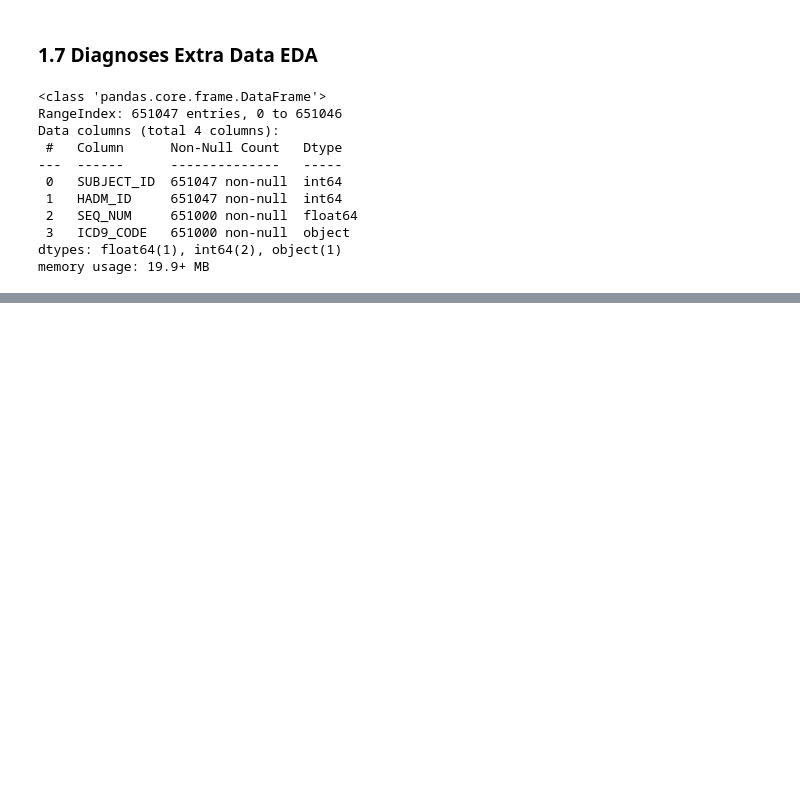
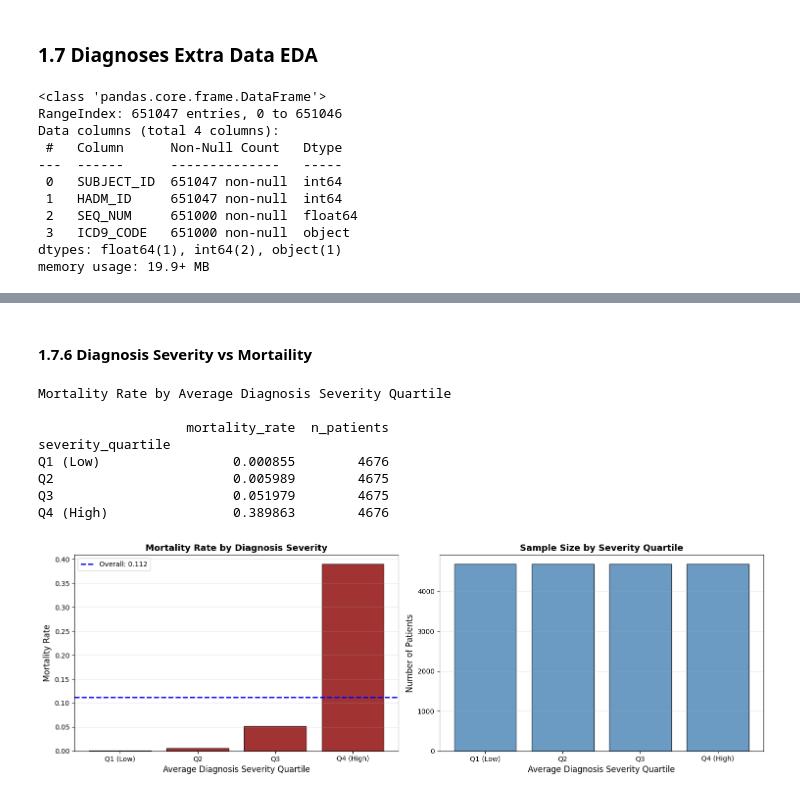
Before and after one commit to majoargote/ml_final_project, a Jupyter notebook: Argote_Mariajose_CML_2025.ipynb, the cells around one changed output, grey strips where cells are left out. Drawn from its saved outputs; the diff is of its cells as text; code cells hidden in the pictures; blank space fills up the shorter version.

```diff
--- a/Argote_Mariajose_CML_2025.ipynb
+++ b/Argote_Mariajose_CML_2025.ipynb
@@ -823,0 +1088,76 @@ plt.show()
+# %% [markdown]
+#### 1.7.6 Diagnosis Severity vs Mortaility
+# %%
+# Pulling from function fit_diagnosis_features() created to pull diagnosis severity features into clean train data
+severity_cols = ['avg_diagnosis_severity', 'max_diagnosis_severity',
+                 'primary_diagnosis_severity']
+
+# Check if severity features exist
+if all(col in train_base.columns for col in severity_cols):
+
+    train_with_sev = train_base[['HOSPITAL_EXPIRE_FLAG'] + severity_cols].copy()
+
+    # Bin by avg severity quartiles
+    train_with_sev['severity_quartile'] = pd.qcut(
+        train_with_sev['avg_diagnosis_severity'],
+        q=4,
+        labels=['Q1 (Low)', 'Q2', 'Q3', 'Q4 (High)'],
+        duplicates='drop'
+    )
+
+    mortality_by_sev = (
+        train_with_sev
+        .groupby('severity_quartile', observed=True)['HOSPITAL_EXPIRE_FLAG']
+        .agg(['mean', 'count'])
+        .rename(columns={'mean': 'mortality_rate', 'count': 'n_patients'})
+    )
+
+    print("Mortality Rate by Average Diagnosis Severity Quartile\n")
+    print(mortality_by_sev)
+
+    # Plot
+    fig, axes = plt.subplots(1, 2, figsize=(15, 5))
+
+    # Mortality by quartile
+    axes[0].bar(mortality_by_sev.index.astype(str),
+                mortality_by_sev['mortality_rate'],
+                color='darkred', edgecolor='black', alpha=0.8)
+    axes[0].set_xlabel('Average Diagnosis Severity Quartile', fontsize=12)
+    axes[0].set_ylabel('Mortality Rate', fontsize=12)
+    axes[0].set_title('Mortality Rate by Diagnosis Severity', fontsize=13, fontweight='bold')
+    axes[0].axhline(train_base['HOSPITAL_EXPIRE_FLAG'].mean(),
+                    color='blue', linestyle='--', linewidth=2,
+                    label=f"Overall: {train_base['HOSPITAL_EXPIRE_FLAG'].mean():.3f}")
+    axes[0].legend()
+    axes[0].grid(axis='y', alpha=0.3)
+
+    # Sample size
+    axes[1].bar(mortality_by_sev.index.astype(str),
+                mortality_by_sev['n_patients'],
+                color='steelblue', edgecolor='black', alpha=0.8)
+    axes[1].set_xlabel('Average Diagnosis Severity Quartile', fontsize=12)
+    axes[1].set_ylabel('Number of Patients', fontsize=12)
+    axes[1].set_title('Sample Size by Severity Quartile', fontsize=13, fontweight='bold')
+    axes[1].grid(axis='y', alpha=0.3)
+
+    plt.tight_layout()
+    plt.show()
+
+    # Additional: Show range of severity values
+    print("\nDiagnosis Severity Feature Ranges\n")
+    print(train_base[severity_cols].describe())
+
+else:
+    print("Severity features not yet computed. Run fit_diagnosis_features() first.")
+
+print(train_base.shape)
+# %% [output]
+Mortality Rate by Average Diagnosis Severity Quartile
+
+                   mortality_rate  n_patients
+severity_quartile
+Q1 (Low)                 0.000855        4676
+Q2                       0.005989        4675
+Q3                       0.051979        4675
+Q4 (High)                0.389863        4676
+[figure, added]
```
Also changed, not shown: parts of 29 cells of this notebook.
